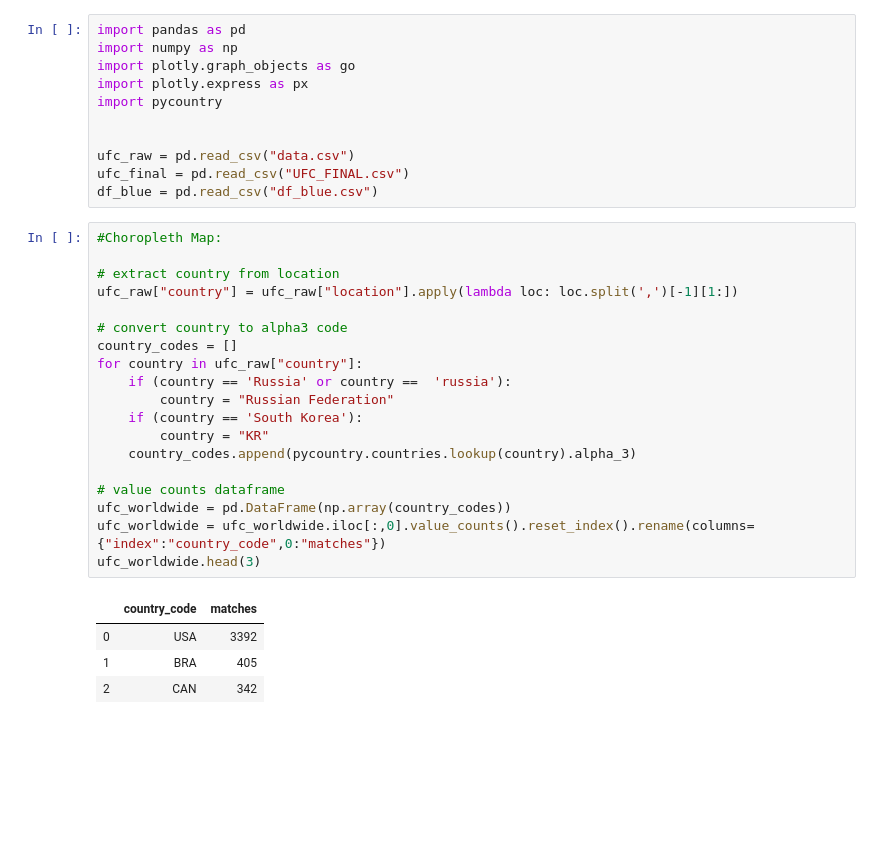
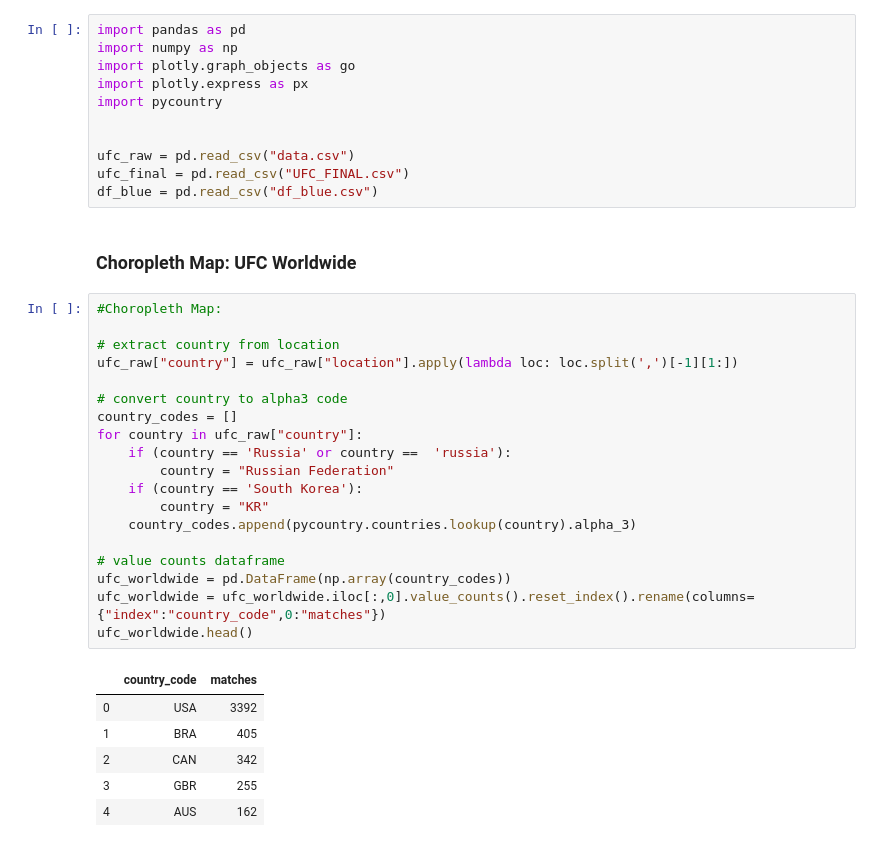
Before and after one commit to rezan21/UFC-Prediction, a Jupyter notebook: Visualisation.ipynb, the cells around one changed output. Cells and saved outputs as stored; diff of their text form; blank space fills up the shorter version.

```diff
--- a/Visualisation.ipynb
+++ b/Visualisation.ipynb
@@ -9,30 +9,34 @@ import pycountry
 ufc_raw = pd.read_csv("data.csv")
 ufc_final = pd.read_csv("UFC_FINAL.csv")
 df_blue = pd.read_csv("df_blue.csv")
+# %% [markdown]
+### Choropleth Map: UFC Worldwide
 # %%
 #Choropleth Map:
 
 # extract country from location
 ufc_raw["country"] = ufc_raw["location"].apply(lambda loc: loc.split(',')[-1][1:])
 
 # convert country to alpha3 code
 country_codes = []
 for country in ufc_raw["country"]:
     if (country == 'Russia' or country ==  'russia'):
         country = "Russian Federation"
     if (country == 'South Korea'):
         country = "KR"
     country_codes.append(pycountry.countries.lookup(country).alpha_3)
 
 # value counts dataframe
 ufc_worldwide = pd.DataFrame(np.array(country_codes))
 ufc_worldwide = ufc_worldwide.iloc[:,0].value_counts().reset_index().rename(columns={"index":"country_code",0:"matches"})
-ufc_worldwide.head(3)
+ufc_worldwide.head()
 # %% [output]
 |  | country_code | matches |
 | 0 | USA | 3392 |
 | 1 | BRA | 405 |
 | 2 | CAN | 342 |
+| 3 | GBR | 255 |
+| 4 | AUS | 162 |
 # %%
 fig1 = go.Figure(
   data = go.Choropleth(
```
Also changed, not shown: parts of 1 cell of this notebook.
